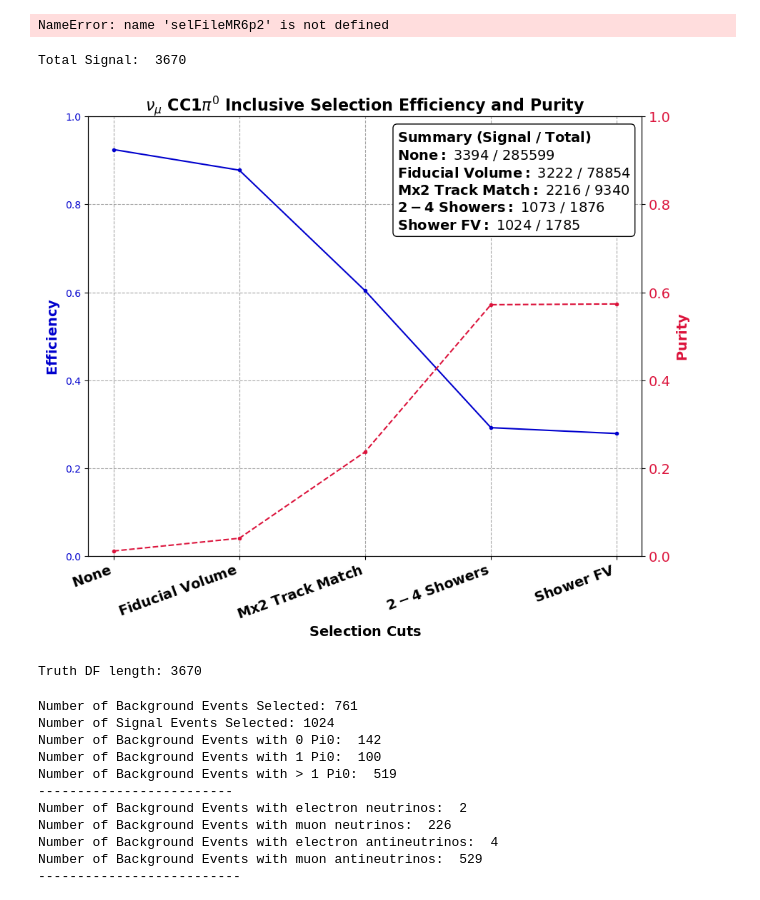
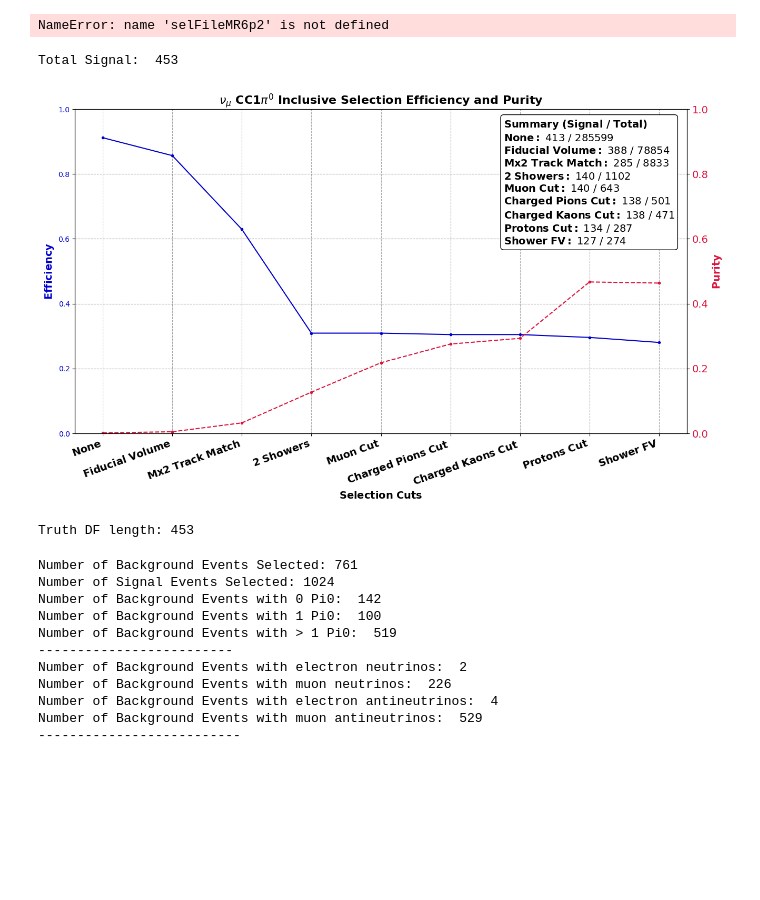
Before and after one commit to edhinkle/2x2_CC_pi0, a Jupyter notebook: caf_studies/plotting/general_CC1pi0_selection_check_cuts.ipynb, the cells around one changed output. Drawn from its saved outputs; the diff is of its cells as text; code cells hidden in the pictures; blank space fills up the shorter version.

Commit message:
Updating shower reco script and updating selection to look into possibility of selection without charged hadrons.

```diff
--- a/caf_studies/plotting/general_CC1pi0_selection_check_cuts.ipynb
+++ b/caf_studies/plotting/general_CC1pi0_selection_check_cuts.ipynb
@@ -147,6 +131,8 @@ NameError: name 'selFileMR6p2' is not defined
 
 #cuts = ['No\ Cuts', 'Vertex\ Cut', 'Single Muon\ Cut', 'Mx2\ Muon\ Match\ Cut', 'Two\ Showers\ Cut']#, 'Charged\ Pions\ Cut', 'Charged\ Kaons\ Cut']
 cuts = ['None', 'Fiducial\ Volume', 'Mx2\ Track\ Match', '2-4\ Showers', 'Shower\ FV']#, 'Charged\ Pions\ Cut', 'Charged\ Kaons\ Cut']
+cuts = ['None', 'Fiducial\ Volume', 'Mx2\ Track\ Match', '2\ Showers',  'Muon\ Cut', 'Charged\ Pions\ Cut', 'Charged\ Kaons\ Cut', 'Protons\ Cut', 'Shower\ FV']
+
 
 cuts_bold = [f'$\\mathbf{{{cut}}}$' for cut in cuts]
 
@@ -155,17 +141,21 @@ print("Total Signal: ", total_signal_true)
 #signal_after_cuts = np.array([pureff_df['signal_reco_no_cuts'][0], pureff_df['signal_post_vtx_cut'][0], pureff_df['signal_post_muon_cut'][0], \
 #                     pureff_df['signal_post_mx2_cut'][0], pureff_df['signal_post_shower_cut'][0]])#, pureff_df['signal_post_pion_cut'][0], pureff_df['signal_post_kaon_cut'][0]])
 signal_after_cuts = np.array([pureff_df['signal_reco_no_cuts'][0], pureff_df['signal_post_vtx_cut'][0], \
-                     pureff_df['signal_post_mx2_cut'][0], pureff_df['signal_post_shower_cut'][0], pureff_df['signal_post_shower_FV_cut'][0]])#, pureff_df['signal_post_pion_cut'][0], pureff_df['signal_post_kaon_cut'][0]])
+                     pureff_df['signal_post_mx2_cut'][0], pureff_df['signal_post_shower_cut'][0], \
+                     pureff_df['signal_post_muon_cut'][0], pureff_df['signal_post_pion_cut'][0], pureff_df['signal_post_kaon_cut'][0], pureff_df['signal_post_proton_cut'][0], \
+                        pureff_df['signal_post_shower_FV_cut'][0]])
 
 #all_after_cuts = np.array([pureff_df['all_reco_no_cuts'][0], pureff_df['all_post_vtx_cut'][0], pureff_df['all_post_muon_cut'][0], \
 #                    pureff_df['all_post_mx2_cut'][0], pureff_df['all_post_shower_cut'][0]])#, pureff_df['all_post_pion_cut'][0], pureff_df['all_post_kaon_cut'][0]])
 all_after_cuts = np.array([pureff_df['all_reco_no_cuts'][0], pureff_df['all_post_vtx_cut'][0], \
-                    pureff_df['all_post_mx2_cut'][0], pureff_df['all_post_shower_cut'][0], pureff_df['all_post_shower_FV_cut'][0]])
+                    pureff_df['all_post_mx2_cut'][0], pureff_df['all_post_shower_cut'][0], \
+                    pureff_df['all_post_muon_cut'][0], pureff_df['all_post_pion_cut'][0], pureff_df['all_post_kaon_cut'][0], pureff_df['all_post_proton_cut'][0], \
+                        pureff_df['all_post_shower_FV_cut'][0]])
 efficiency = signal_after_cuts / total_signal_true
 purity = signal_after_cuts / all_after_cuts
 
 # Create the figure and axis
-fig, ax1 = plt.subplots(figsize=(10, 8))
+fig, ax1 = plt.subplots(figsize=(15, 8))
 
 # Plot on the left y-axis (Efficiency)
 ax1.plot(cuts_bold, efficiency, linestyle='-', color='mediumblue', label='Efficiency', marker='o', markersize=3)
@@ -190,36 +180,36 @@ for i, cut in enumerate(cuts):
 text_box_style = dict(boxstyle='round', facecolor='white', edgecolor='black')
 plt.text(
     0.98, 0.97, text_box_text,
     transform=ax1.transAxes,
     fontsize=14,
     color='black',
     verticalalignment='top',
     horizontalalignment='right',
     multialignment='left',
     bbox=text_box_style
 )
 
 
 # Create a second y-axis sharing the same x-axis (Purity)
 ax2 = ax1.twinx()
 ax2.plot(cuts_bold, purity, linestyle='dashed', color='crimson', label=r'Purity', marker='o', markersize=3)
 ax2.set_ylabel(r'$\mathbf{Purity}$', color='crimson', fontsize=14)
 ax2.tick_params(axis='y', labelcolor='crimson', labelsize=14)
 ax2.set_ylim(0., 1.0)
 
 # Add legends
 #ax1.legend(loc='upper left')
 #ax2.legend(loc='upper right')
 
 # Show the plot
 #plt.grid()
 plt.title(r'$\nu_\mu$ CC1$\pi^0$ Inclusive Selection Efficiency and Purity', weight='bold', fontsize=16)
 plt.show()
 print("Truth DF length:", len(truth_df))
 # %% [output]
-Total Signal:  3670
+Total Signal:  453
-[figure, old version]
+[figure, new version]
-Truth DF length: 3670
+Truth DF length: 453
 # %%
 def get_shower_angle(px1, py1, pz1, px2, py2, pz2):
     """Calculate the angle between two 3D vectors."""
```
Also changed, not shown: parts of 2 cells of this notebook, 1 other file.
